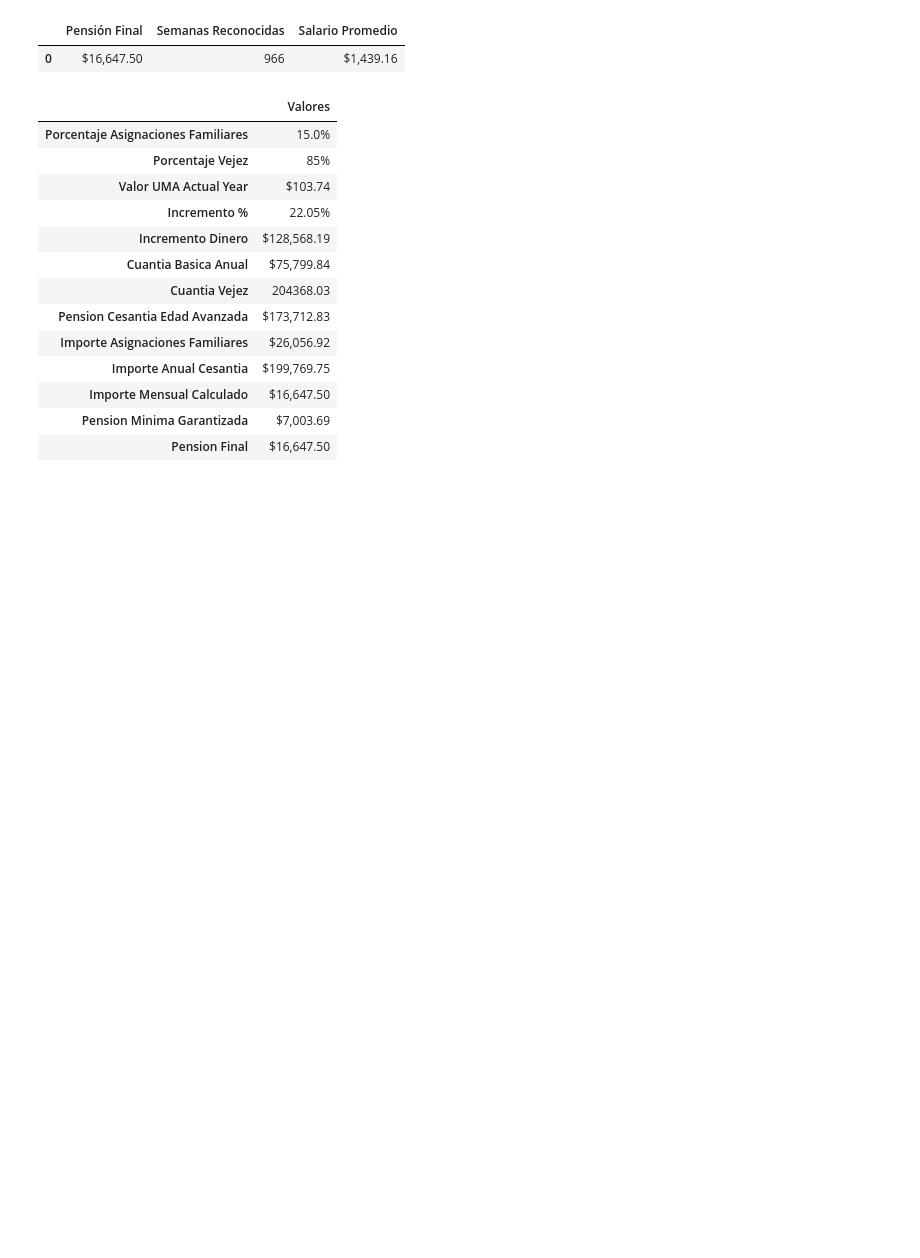
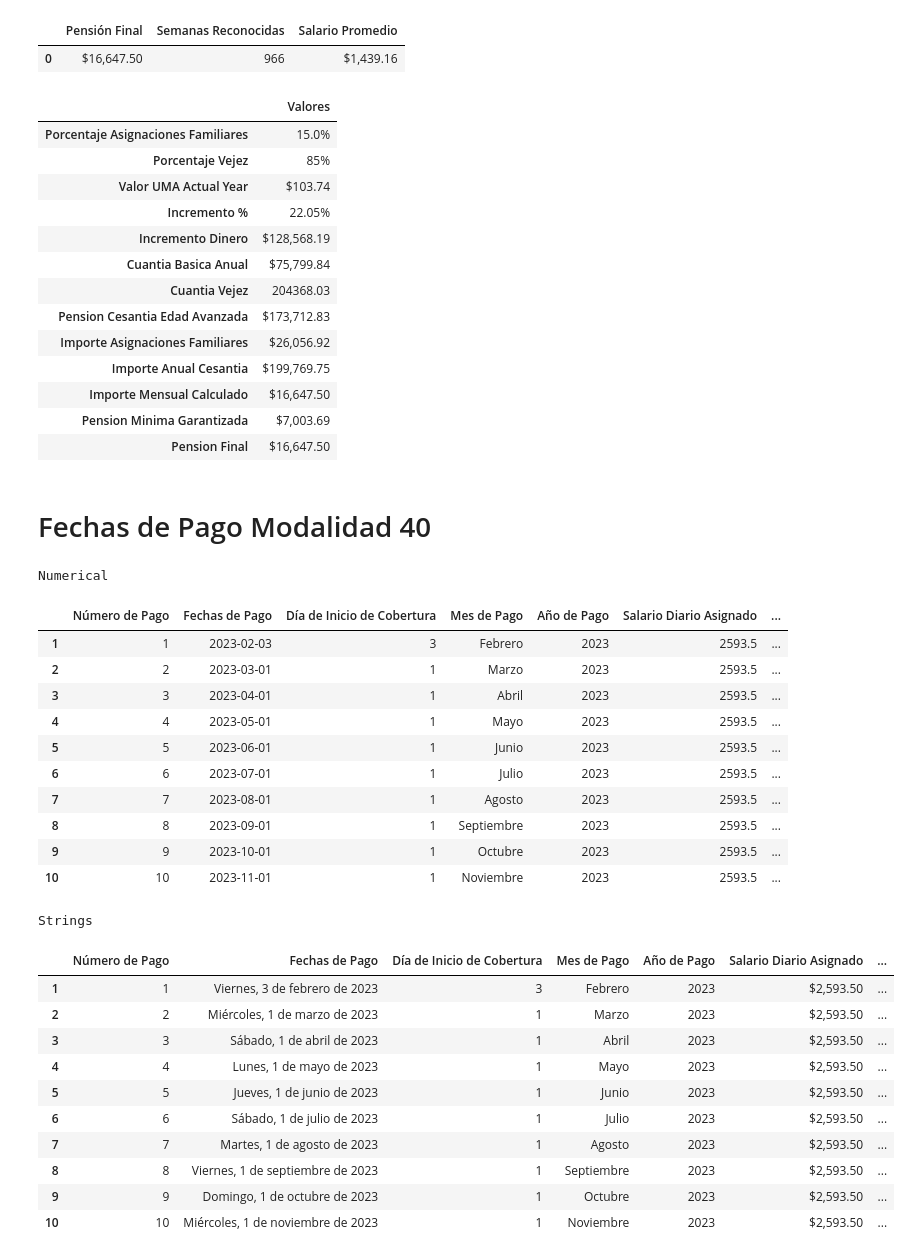
Before and after one commit to Alfonzo1114/streamlit, a Jupyter notebook: Pensiones_V3.ipynb, the cells around one changed output. Cells and saved outputs as stored; diff of their text form; code cells hidden in the pictures; blank space fills up the shorter version.

```diff
--- a/Pensiones_V3.ipynb
+++ b/Pensiones_V3.ipynb
@@ -927,3 +934,5 @@ Los siguientes datos son para el año: 2023
 | Importe Mensual Calculado | $16,647.50 |
 | Pension Minima Garantizada | $7,003.69 |
 | Pension Final | $16,647.50 |
+# %% [markdown]
+# Fechas de Pago Modalidad 40
@@ -929,0 +1057,36 @@ Los siguientes datos son para el año: 2023
+# %%
+salario = 2593.5 #@param {type:"number"}
+start_date = "2023-02-03" #@param {type:"date"}
+start_date = datetime.strptime(start_date, "%Y-%m-%d").date()
+durata = 24 #@param {type:"integer"}
+
+pagos_num, pagos_str = pagos40(salario, start_date, durata)
+print("Numerical")
+display(pagos_num.head(10))
+print("Strings")
+pagos_str.head(10)
+# %% [output]
+Numerical
+|  | Número de Pago | Fechas de Pago | Día de Inicio de Cobertura | Mes de Pago | Año de Pago | Salario Diario Asignado | ... |
+| 1 | 1 | 2023-02-03 | 3 | Febrero | 2023 | 2593.5 | ... |
+| 2 | 2 | 2023-03-01 | 1 | Marzo | 2023 | 2593.5 | ... |
+| 3 | 3 | 2023-04-01 | 1 | Abril | 2023 | 2593.5 | ... |
+| 4 | 4 | 2023-05-01 | 1 | Mayo | 2023 | 2593.5 | ... |
+| 5 | 5 | 2023-06-01 | 1 | Junio | 2023 | 2593.5 | ... |
+| 6 | 6 | 2023-07-01 | 1 | Julio | 2023 | 2593.5 | ... |
+| 7 | 7 | 2023-08-01 | 1 | Agosto | 2023 | 2593.5 | ... |
+| 8 | 8 | 2023-09-01 | 1 | Septiembre | 2023 | 2593.5 | ... |
+| 9 | 9 | 2023-10-01 | 1 | Octubre | 2023 | 2593.5 | ... |
+| 10 | 10 | 2023-11-01 | 1 | Noviembre | 2023 | 2593.5 | ... |
+Strings
+|  | Número de Pago | Fechas de Pago | Día de Inicio de Cobertura | Mes de Pago | Año de Pago | Salario Diario Asignado | ... |
+| 1 | 1 | Viernes, 3 de febrero de 2023 | 3 | Febrero | 2023 | $2,593.50 | ... |
+| 2 | 2 | Miércoles, 1 de marzo de 2023 | 1 | Marzo | 2023 | $2,593.50 | ... |
+| 3 | 3 | Sábado, 1 de abril de 2023 | 1 | Abril | 2023 | $2,593.50 | ... |
+| 4 | 4 | Lunes, 1 de mayo de 2023 | 1 | Mayo | 2023 | $2,593.50 | ... |
+| 5 | 5 | Jueves, 1 de junio de 2023 | 1 | Junio | 2023 | $2,593.50 | ... |
+| 6 | 6 | Sábado, 1 de julio de 2023 | 1 | Julio | 2023 | $2,593.50 | ... |
+| 7 | 7 | Martes, 1 de agosto de 2023 | 1 | Agosto | 2023 | $2,593.50 | ... |
+| 8 | 8 | Viernes, 1 de septiembre de 2023 | 1 | Septiembre | 2023 | $2,593.50 | ... |
+| 9 | 9 | Domingo, 1 de octubre de 2023 | 1 | Octubre | 2023 | $2,593.50 | ... |
+| 10 | 10 | Miércoles, 1 de noviembre de 2023 | 1 | Noviembre | 2023 | $2,593.50 | ... |
```
Also changed, not shown: parts of 10 cells of this notebook, 12 other files.
